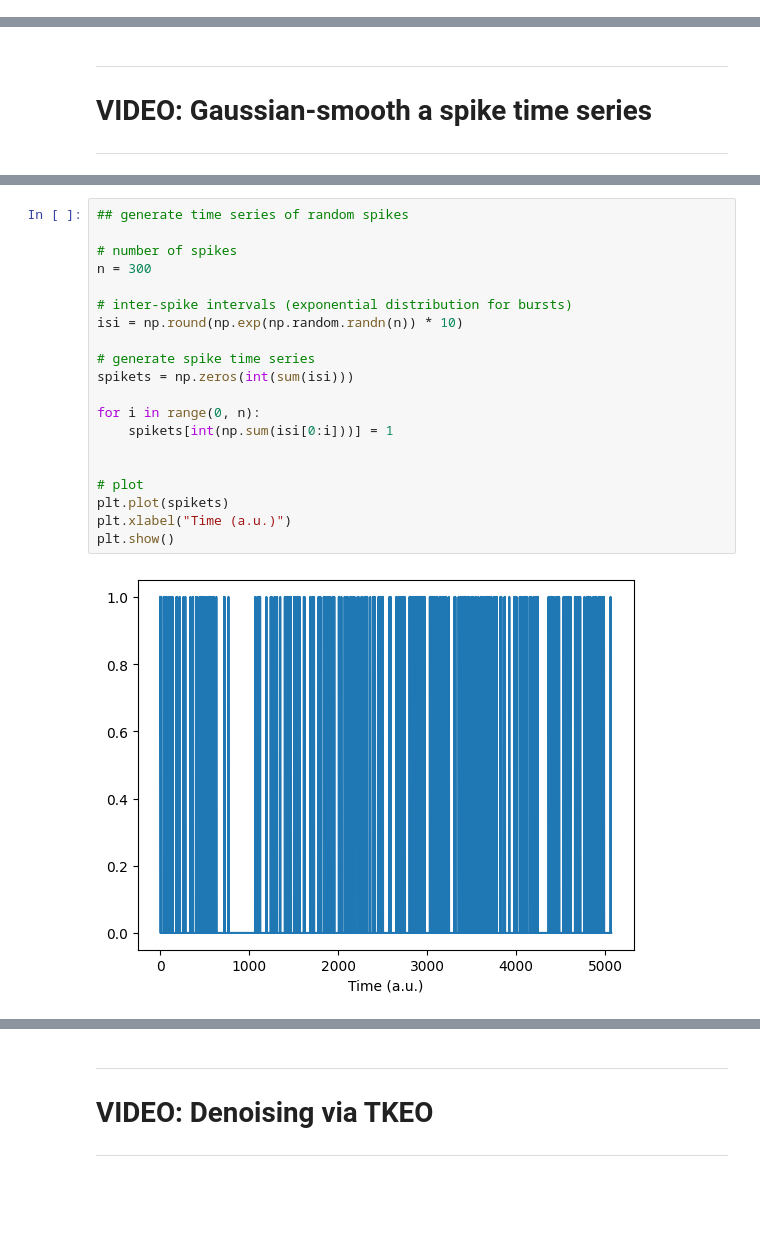
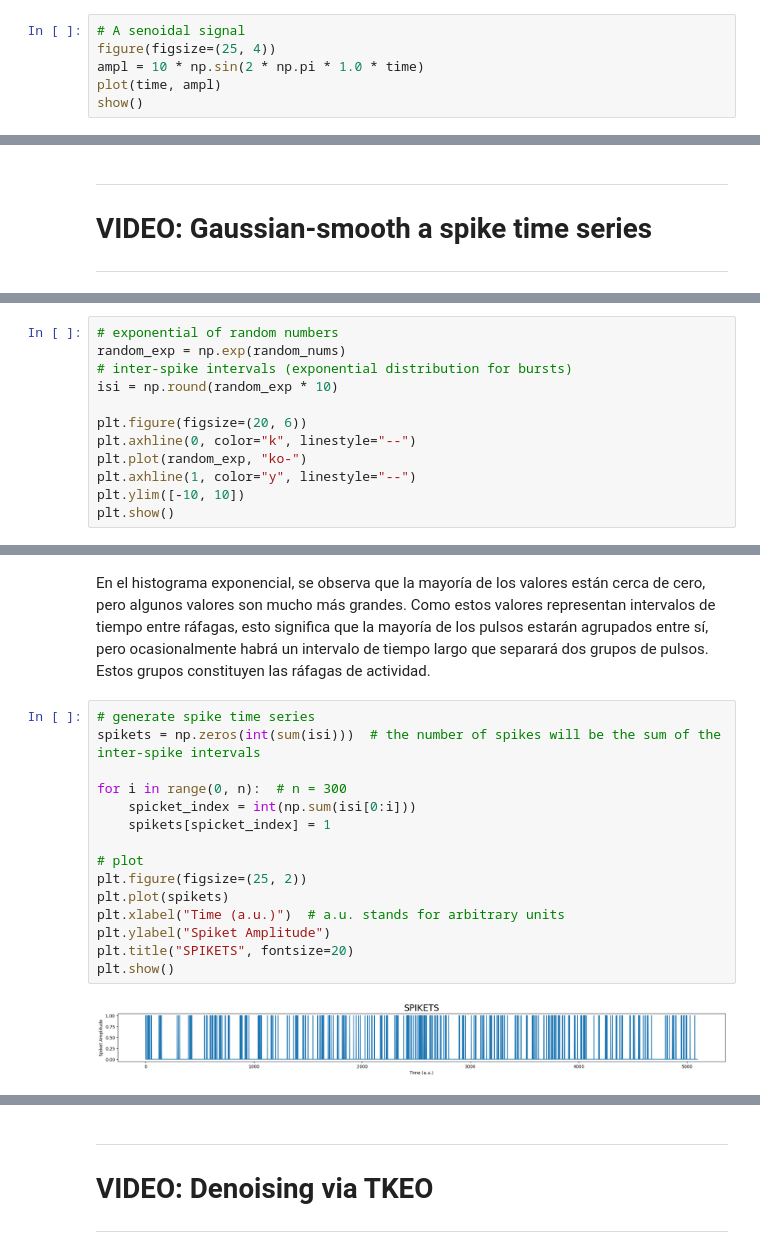
Before and after one commit to marzzelo/SignalProcessing, a Jupyter notebook: TimeSeriesDenoising/sigprocMXC_timeSeriesDenoising.ipynb, the cells around one changed output, grey strips where cells are left out. Cells and saved outputs as stored; diff of their text form; blank space fills up the shorter version.

```diff
--- a/TimeSeriesDenoising/sigprocMXC_timeSeriesDenoising.ipynb
+++ b/TimeSeriesDenoising/sigprocMXC_timeSeriesDenoising.ipynb
@@ -14,0 +47,6 @@ from rich import print
+# %%
+# A senoidal signal
+figure(figsize=(25, 4))
+ampl = 10 * np.sin(2 * np.pi * 1.0 * time)
+plot(time, ampl)
+show()
@@ -259,0 +321,12 @@ plt.show()
+# %%
+# exponential of random numbers
+random_exp = np.exp(random_nums)
+# inter-spike intervals (exponential distribution for bursts)
+isi = np.round(random_exp * 10)
+
+plt.figure(figsize=(20, 6))
+plt.axhline(0, color="k", linestyle="--")
+plt.plot(random_exp, "ko-")
+plt.axhline(1, color="y", linestyle="--")
+plt.ylim([-10, 10])
+plt.show()
@@ -260,25 +356,22 @@ plt.show()
+# %% [markdown]
+En el histograma exponencial, se observa que la mayoría de los valores están cerca de cero, pero algunos valores son mucho más grandes. Como estos valores representan intervalos de tiempo entre ráfagas, esto significa que la mayoría de los pulsos estarán agrupados entre sí, pero ocasionalmente habrá un intervalo de tiempo largo que separará dos grupos de pulsos. Estos grupos constituyen las ráfagas de actividad.
 # %%
-## generate time series of random spikes
+# generate spike time series
+spikets = np.zeros(int(sum(isi)))  # the number of spikes will be the sum of the inter-spike intervals
 
-# number of spikes
-n = 300
-
-# inter-spike intervals (exponential distribution for bursts)
-isi = np.round(np.exp(np.random.randn(n)) * 10)
-
-# generate spike time series
-spikets = np.zeros(int(sum(isi)))
-
-for i in range(0, n):
-    spikets[int(np.sum(isi[0:i]))] = 1
-
+for i in range(0, n):  # n = 300
+    spicket_index = int(np.sum(isi[0:i]))
+    spikets[spicket_index] = 1
 
 # plot
+plt.figure(figsize=(25, 2))
 plt.plot(spikets)
-plt.xlabel("Time (a.u.)")
+plt.xlabel("Time (a.u.)")  # a.u. stands for arbitrary units
+plt.ylabel("Spiket Amplitude")
+plt.title("SPIKETS", fontsize=20)
 plt.show()
 # %% [output]
-[figure, old version]
+[figure, new version]
 # %%
 ## create and implement Gaussian window
 
```
Also changed, not shown: parts of 43 cells of this notebook, 3 other files.
